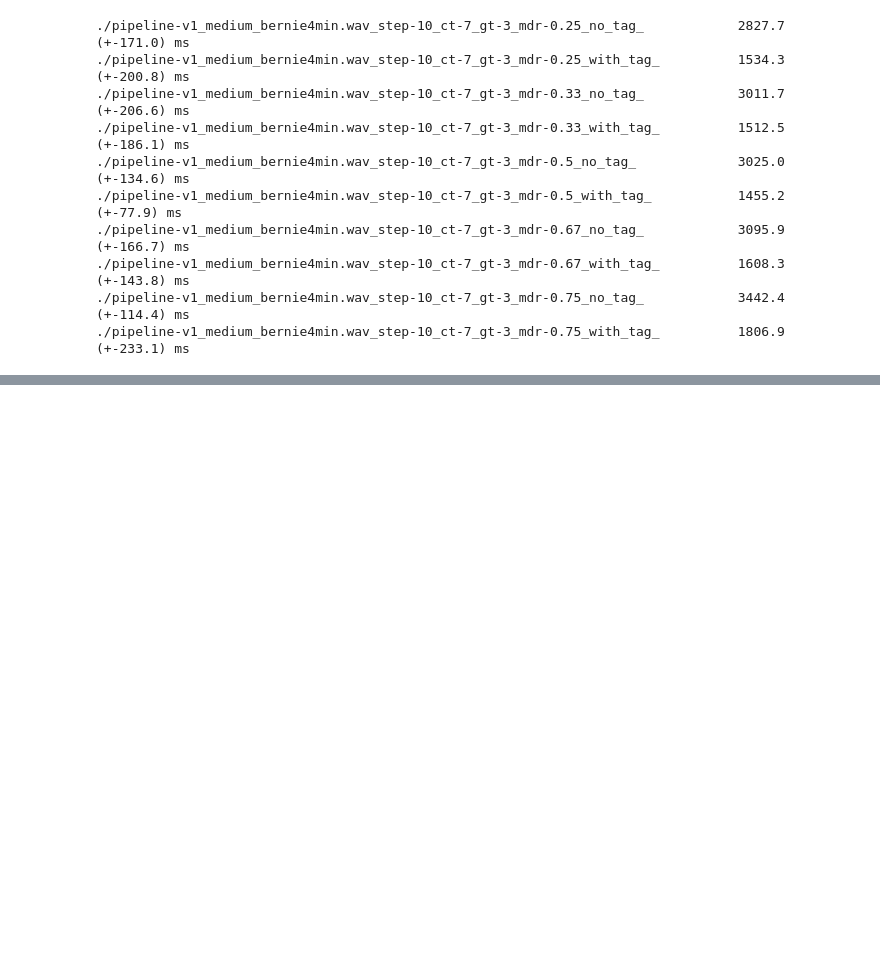
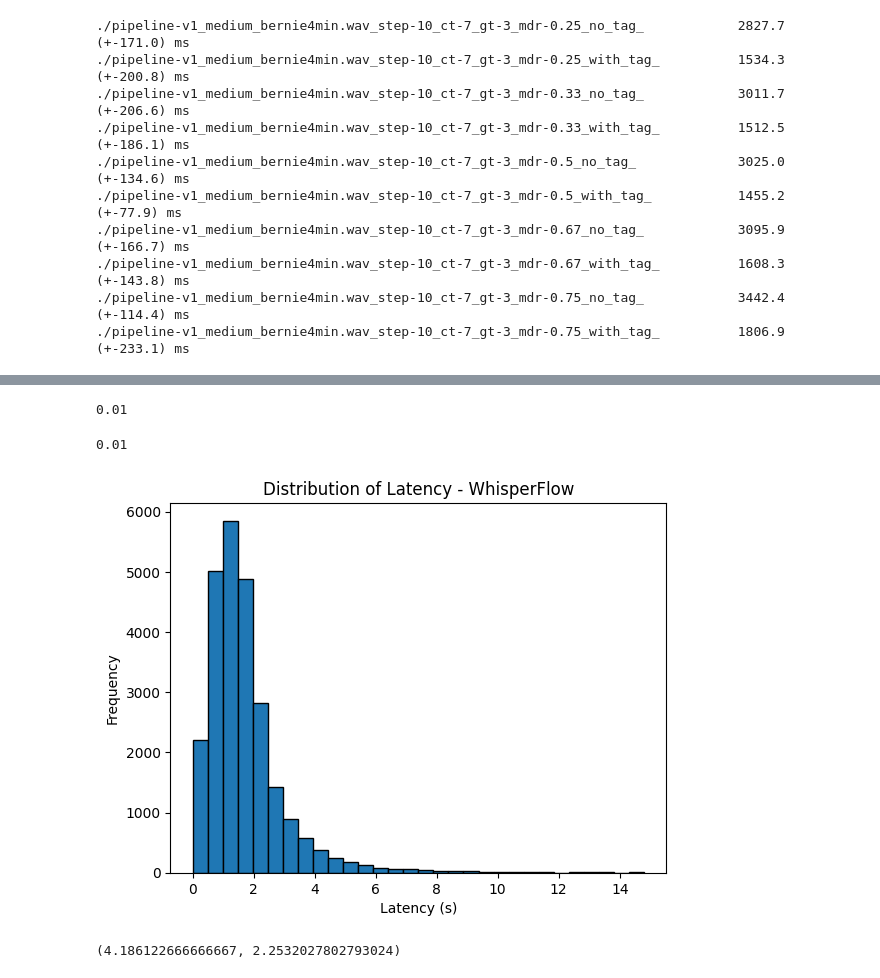
Before and after one commit to rxpwang/whisper-1.6.2, a Jupyter notebook: experiment.ipynb, the cells around one changed output, grey strips where cells are left out. Saved outputs shown, nothing was run; the diff lists cells and outputs as text; code cells hidden in the pictures; blank space fills up the shorter version.

```diff
--- a/experiment.ipynb
+++ b/experiment.ipynb
@@ -80,0 +83,20 @@ get_exp_mean_and_std(data)
+# %%
+import os
+import re
+import pandas as pd
+from matplotlib import pyplot as plt
+from tqdm import tqdm
+
+def extract_info(text):
+    pattern = r'Start Time:\s*([\d.]+),\s*End Time:\s*([\d.]+),\s*Transcript:\s*([\w.]+),\s*Latency:\s*([\d.]+)'
+    pattern = re.compile(pattern)
+    match = pattern.search(text)
+    if match:
+        start_time = match.group(1)
+        end_time = match.group(2)
+        transcript = match.group(3)
+        latency = match.group(4)
+
+        return start_time, end_time, transcript, latency
+    else:
+        return None
@@ -80,0 +130,27 @@ get_exp_mean_and_std(data)
+# %%
+result_dir = "benchmarking_results"
+exp_name = "fig1"
+model_type = "medium"
+log_file = "pipeline-v1_medium_ted-long-form-test-cut_step-100_ct-6_gt-5_mdr-0.5_with_tag.log"
+
+file_path = os.path.join(result_dir, exp_name, model_type, log_file)
+
+df = process_log(file_path)
+# %%
+df.latency.min()
+# %% [output]
+0.01
+# %%
+# mean and std of latency
+df_no_negative = df.drop(df[df.latency < 0].index)
+df_no_negative.latency.mean(), df_no_negative.latency.std()
+# %% [output]
+0.01
+# %%
+plt.hist(df_no_negative.latency, bins=30, edgecolor='black')  # 'bins' controls the number of intervals
+plt.xlabel('Latency (s)')
+plt.ylabel('Frequency')
+plt.title('Distribution of Latency - WhisperFlow')
+plt.show()
+# %% [output]
+[figure, added]
@@ -80,0 +163,4 @@ get_exp_mean_and_std(data)
+# %%
+df.latency.mean(), df.latency.std()
+# %% [output]
+(4.186122666666667, 2.2532027802793024)
```
Also changed, not shown: parts of 6 cells of this notebook, 1 other file.
